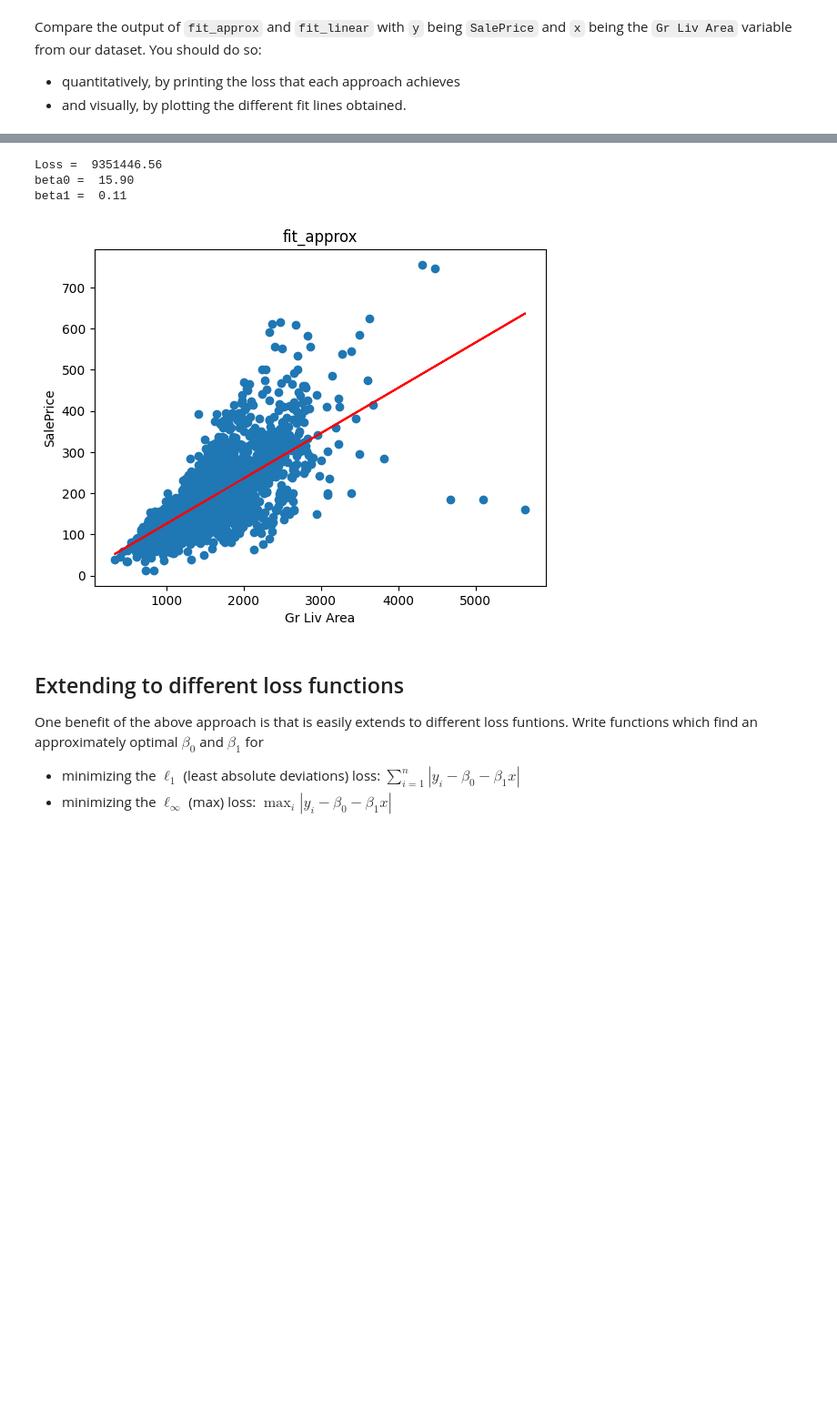
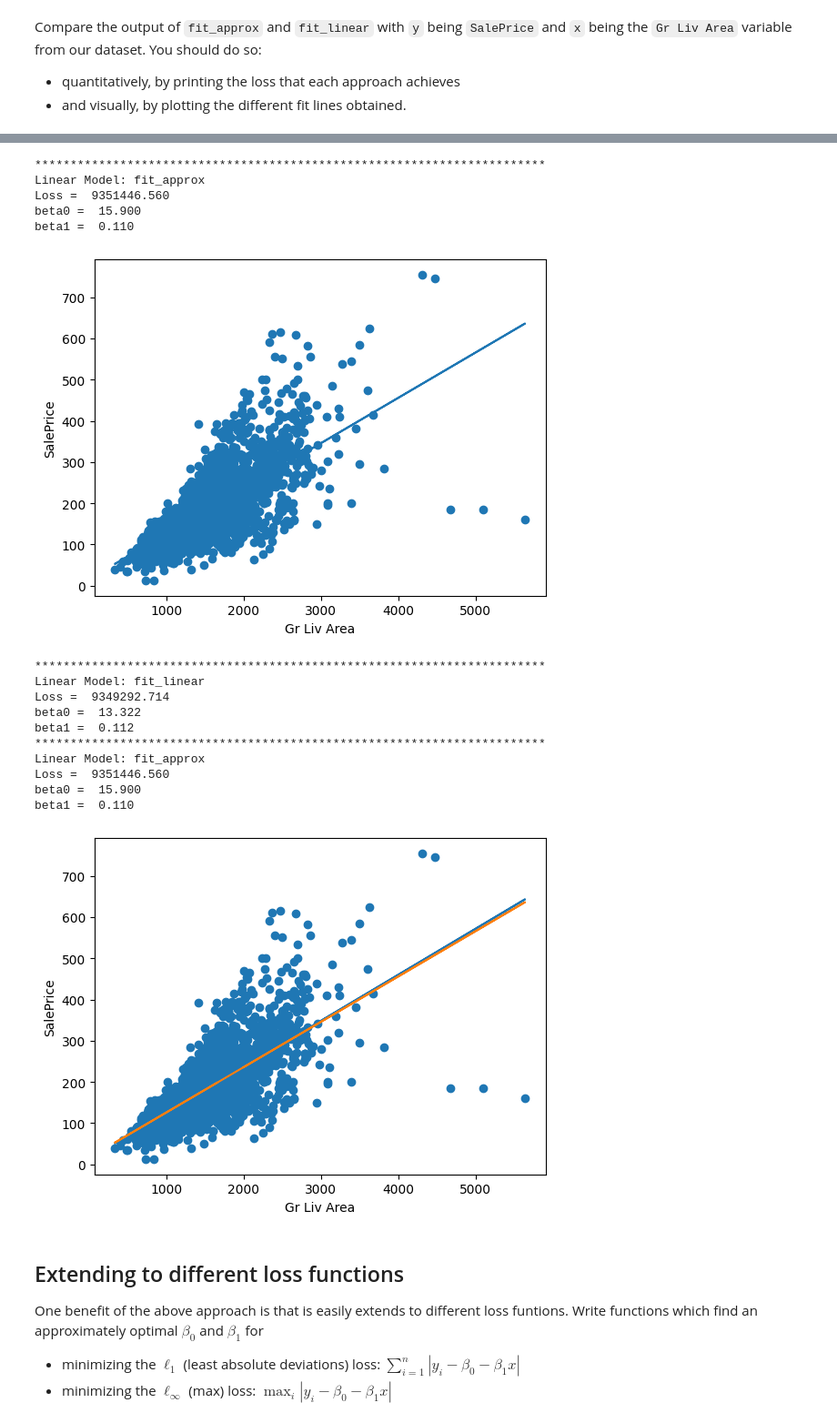
Before and after one commit to jithendra1798/ML-CS-GY-6923-B, a Jupyter notebook: 01_ML-cs-gy-6923-B-lab1.ipynb, the cells around one changed output, grey strips where cells are left out. Shown at 91% size. Cells and saved outputs as stored; diff of their text form; code cells hidden in the pictures; blank space fills up the shorter version.

```diff
--- a/01_ML-cs-gy-6923-B-lab1.ipynb
+++ b/01_ML-cs-gy-6923-B-lab1.ipynb
@@ -257,8 +257,8 @@ def fit_approx(x,y):
     x = np.asarray(x)
     y = np.asarray(y)
 
-    beta0_grid = np.arange(-50, 50, 0.1)
-    beta1_grid = np.arange(-1, 1, 0.005)
+    beta0_grid = np.arange(-100, 100, 0.1)
+    beta1_grid = np.arange(-2, 2, 0.005)
 
     min_loss = np.inf
     beta0 = None
@@ -321,10 +324,26 @@ beta1 =  0.11
 # %%
-beta0, beta1, loss = get_single_feature_metrics(fit_approx, X, y, features)
+get_single_feature_metrics([fit_approx], X, y, features)
 # %% [output]
-Loss =  9351446.56
-beta0 =  15.90
-beta1 =  0.11
+************************************************************************
+Linear Model: fit_approx
+Loss =  9351446.560
+beta0 =  15.900
+beta1 =  0.110
-[figure, old version]
+[figure, new version]
+# %%
+get_single_feature_metrics([fit_linear, fit_approx], X, y, features)
+# %% [output]
+************************************************************************
+Linear Model: fit_linear
+Loss =  9349292.714
+beta0 =  13.322
+beta1 =  0.112
+************************************************************************
+Linear Model: fit_approx
+Loss =  9351446.560
+beta0 =  15.900
+beta1 =  0.110
+[figure, added]
 # %% [markdown]
 ## Extending to different loss functions
 
```
Also changed, not shown: parts of 10 cells of this notebook.
